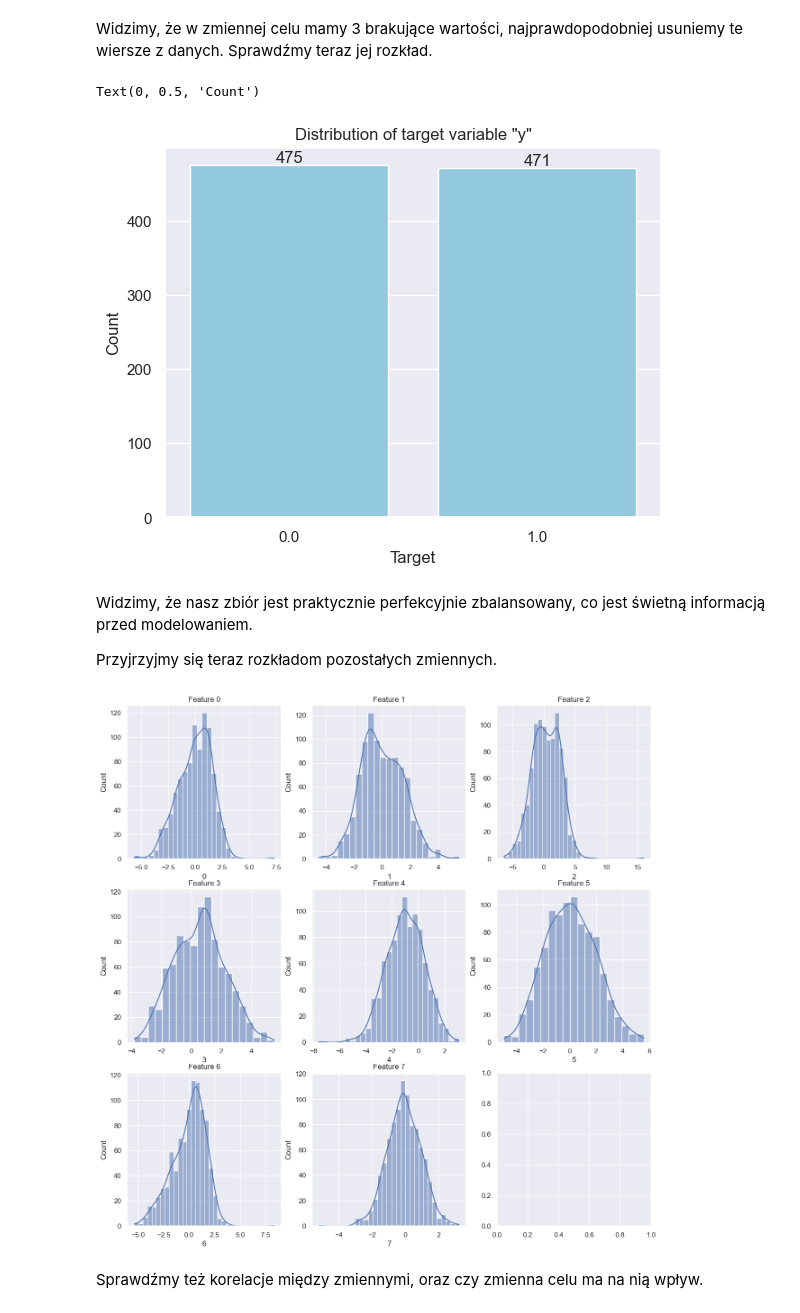
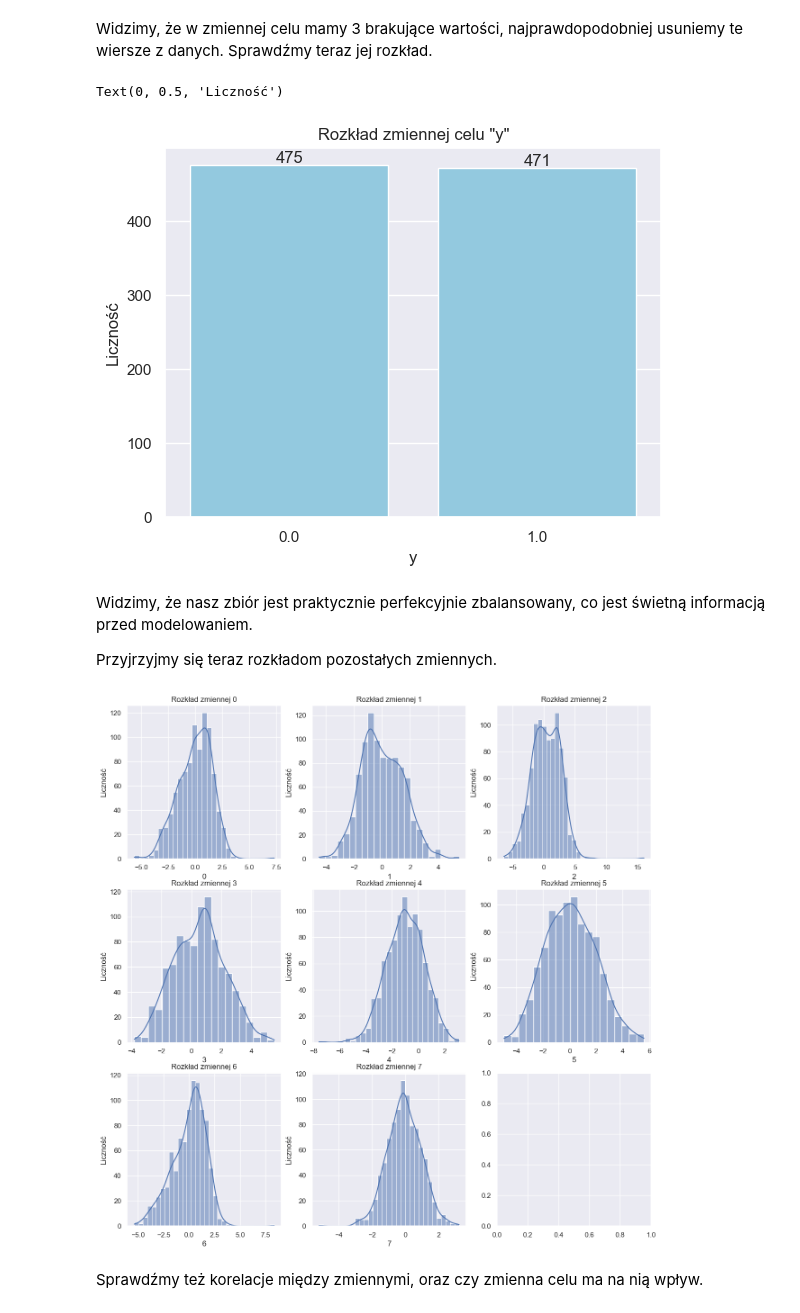
Before and after one commit to FSalinski/MachineLearning, a Jupyter notebook: homework1/notebook.ipynb, the cells around one changed output. Cells and saved outputs as stored; diff of their text form; code cells hidden in the pictures.

```diff
--- a/homework1/notebook.ipynb
+++ b/homework1/notebook.ipynb
@@ -72,12 +77,12 @@ Widzimy, że w zmiennej celu mamy 3 brakujące wartości, najprawdopodobniej usu
 # %%
 ax = sns.countplot(data=df, x='target', color='skyblue')
 ax.bar_label(ax.containers[0])
-ax.set_title('Distribution of target variable "y"')
-ax.set_xlabel('Target')
-ax.set_ylabel('Count')
+ax.set_title('Rozkład zmiennej celu "y"')
+ax.set_xlabel('y')
+ax.set_ylabel('Liczność')
 # %% [output]
-Text(0, 0.5, 'Count')
+Text(0, 0.5, 'Liczność')
-[figure, old version]
+[figure, new version]
 # %% [markdown]
 Widzimy, że nasz zbiór jest praktycznie perfekcyjnie zbalansowany, co jest świetną informacją przed modelowaniem.
 
@@ -85,10 +90,12 @@ Przyjrzyjmy się teraz rozkładom pozostałych zmiennych.
 # %%
 fig, ax = plt.subplots(3, 3, figsize=(15, 15))
 for i in range(8):
     sns.histplot(data=df, x=df.columns[i], ax=ax[i//3, i%3], kde=True)
-    ax[i//3, i%3].set_title(f'Feature {df.columns[i]}')
+    ax[i//3, i%3].set_title(f'Rozkład zmiennej {df.columns[i]}')
+    ax[i//3, i%3].set_xlabel(df.columns[i])
+    ax[i//3, i%3].set_ylabel('Liczność')
 # %% [output]
-[figure, old version]
+[figure, new version]
 # %% [markdown]
 Sprawdźmy też korelacje między zmiennymi, oraz czy zmienna celu ma na nią wpływ.
 # %%
```
Also changed, not shown: parts of 22 cells of this notebook, 14 other files.
